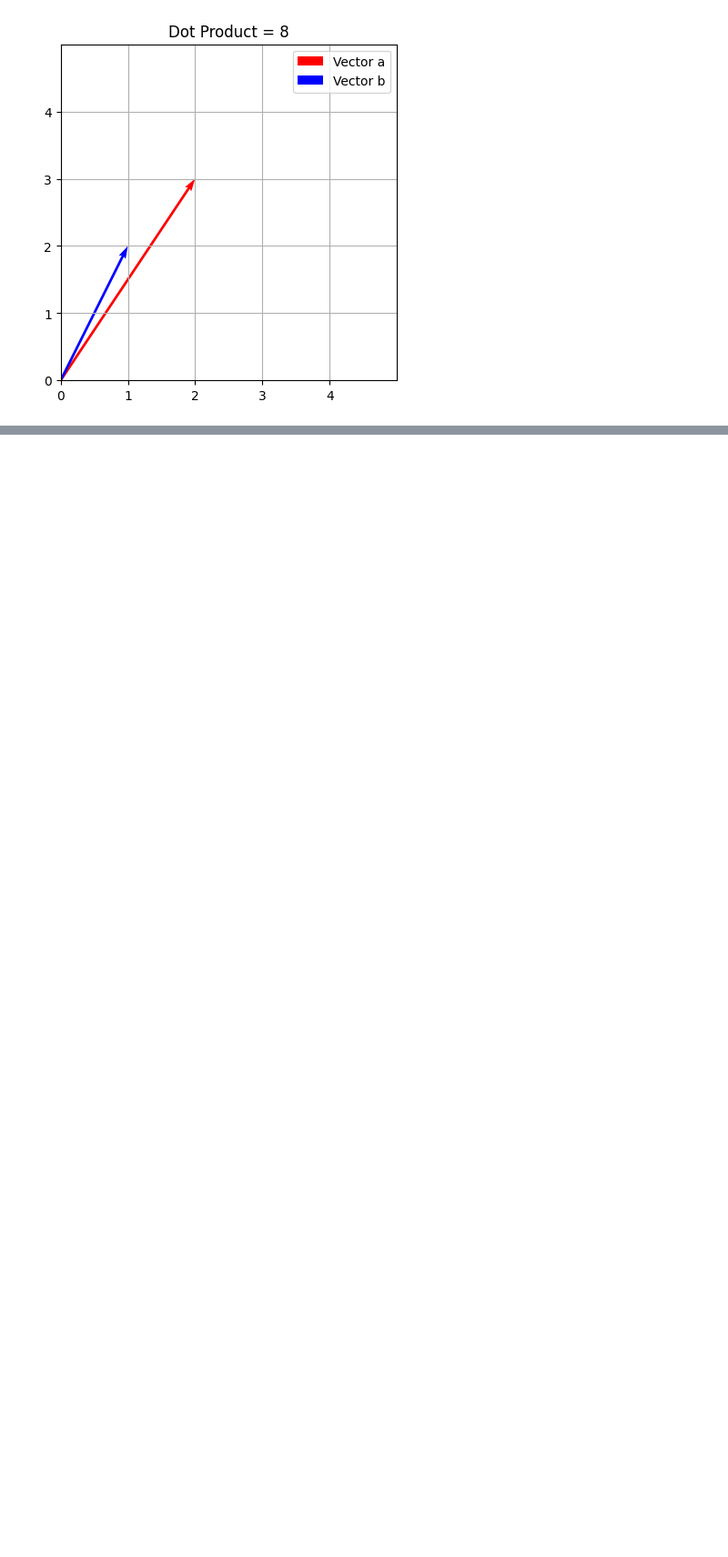
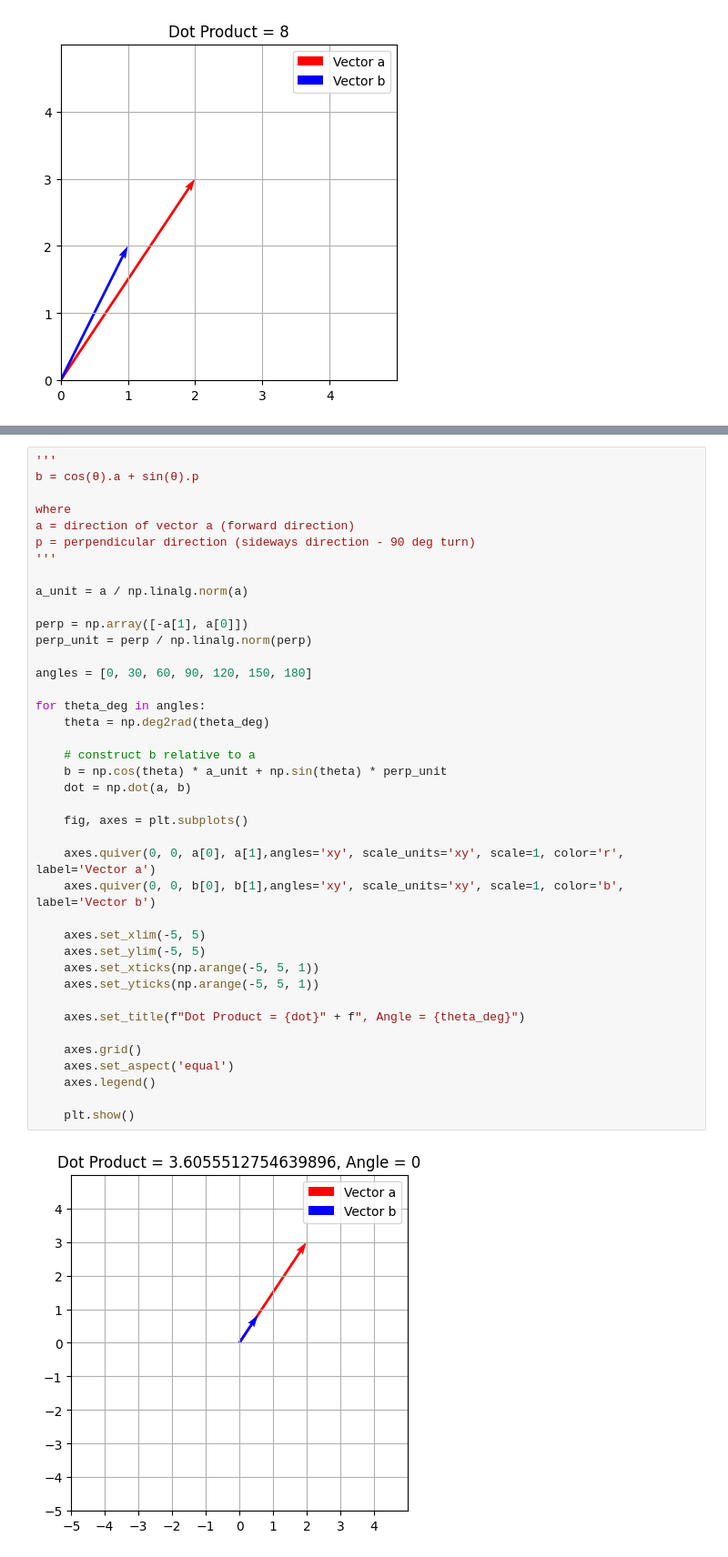
Before and after one commit to navi-csnp/ML, a Jupyter notebook: day2_Vector_DotProduct_Visualization.ipynb, the cells around one changed output, grey strips where cells are left out. Shown at 91% size. Cells and saved outputs as stored; diff of their text form; blank space fills up the shorter version.

```diff
--- a/day2_Vector_DotProduct_Visualization.ipynb
+++ b/day2_Vector_DotProduct_Visualization.ipynb
@@ -161,0 +131,42 @@ plt.show()
+# %%
+'''
+b = cos(θ).a + sin(θ).p
+
+where
+a = direction of vector a (forward direction)
+p = perpendicular direction (sideways direction - 90 deg turn)
+'''
+
+a_unit = a / np.linalg.norm(a)
+
+perp = np.array([-a[1], a[0]])
+perp_unit = perp / np.linalg.norm(perp)
+
+angles = [0, 30, 60, 90, 120, 150, 180]
+
+for theta_deg in angles:
+    theta = np.deg2rad(theta_deg)
+
+    # construct b relative to a
+    b = np.cos(theta) * a_unit + np.sin(theta) * perp_unit
+    dot = np.dot(a, b)
+
+    fig, axes = plt.subplots()
+
+    axes.quiver(0, 0, a[0], a[1],angles='xy', scale_units='xy', scale=1, color='r', label='Vector a')
+    axes.quiver(0, 0, b[0], b[1],angles='xy', scale_units='xy', scale=1, color='b', label='Vector b')
+
+    axes.set_xlim(-5, 5)
+    axes.set_ylim(-5, 5)
+    axes.set_xticks(np.arange(-5, 5, 1))
+    axes.set_yticks(np.arange(-5, 5, 1))
+
+    axes.set_title(f"Dot Product = {dot}" + f", Angle = {theta_deg}")
+
+    axes.grid()
+    axes.set_aspect('equal')
+    axes.legend()
+
+    plt.show()
+# %% [output]
+[figure, added]
```
Also changed, not shown: parts of 7 cells of this notebook.
